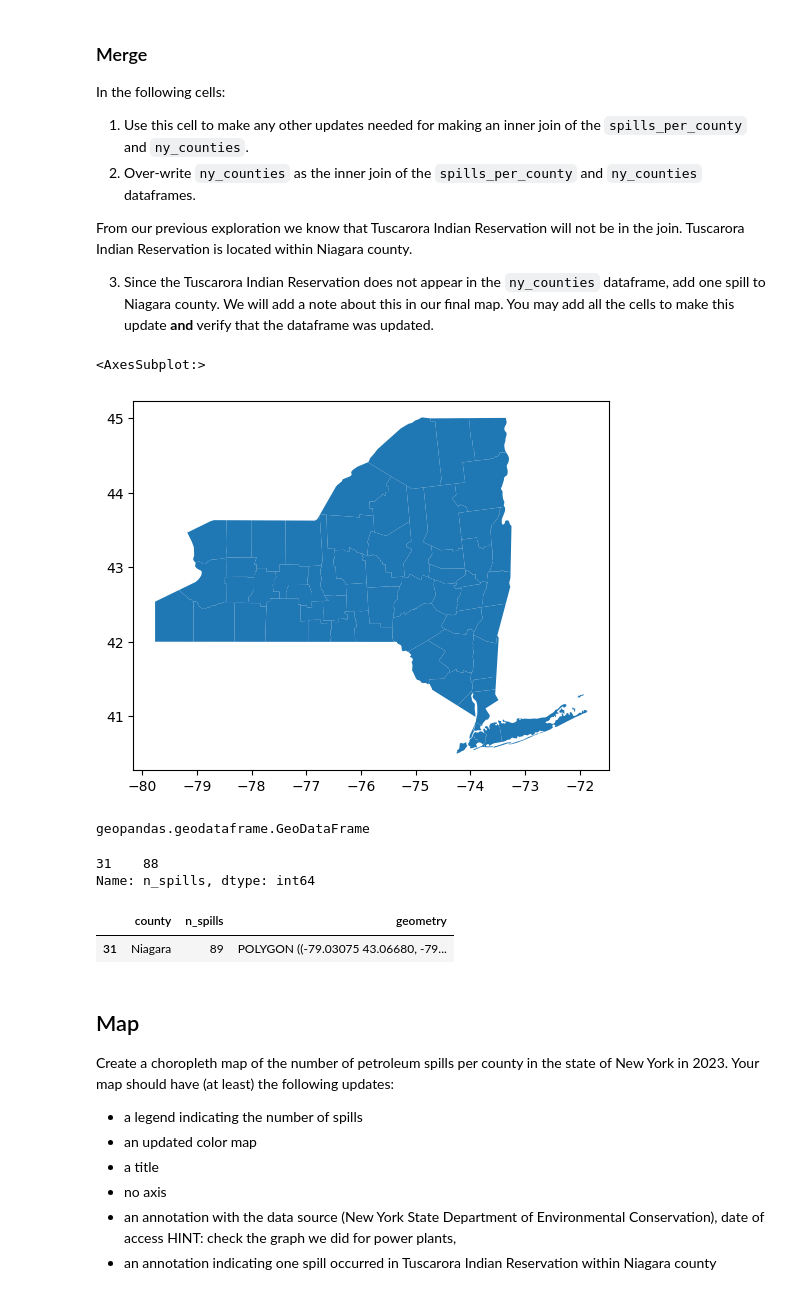
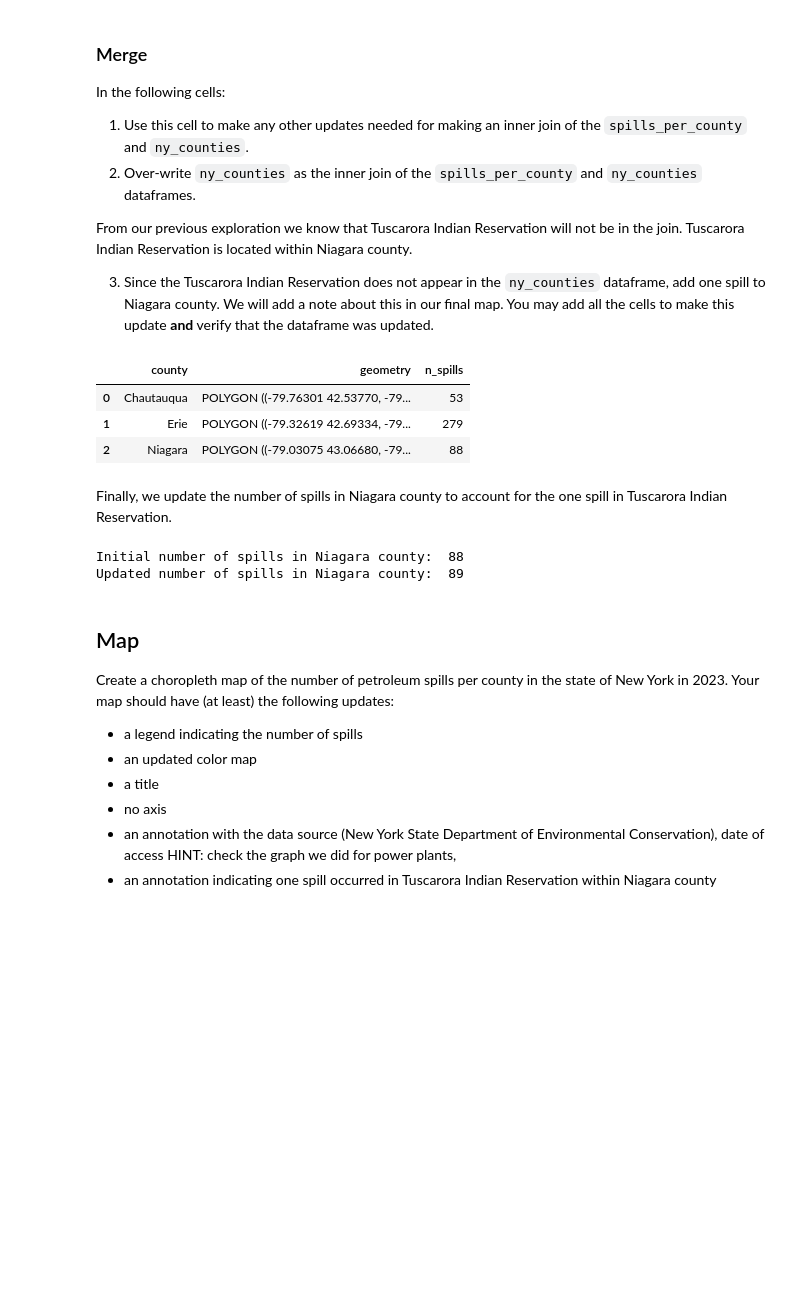
Before and after one commit to carmengg/eds220-oil-spills-sample-repo, a Jupyter notebook: NY-state-spills-per-county.ipynb, the cells around one changed output. Cells and saved outputs as stored; diff of their text form; code cells hidden in the pictures; blank space fills up the shorter version.

```diff
--- a/NY-state-spills-per-county.ipynb
+++ b/NY-state-spills-per-county.ipynb
@@ -288,30 +294,30 @@ From our previous exploration we know that Tuscarora Indian Reservation will not
 # %%
 # join dataframes
 ny_counties = ny_counties.rename(columns={'name':'county'})[['county','geometry']]
-ny_counties.plot()
-#type(ny_counties[['county','geometry']])
+spills_per_county = pd.merge(ny_counties, spills_per_county, how='inner', on='county')
+
+spills_per_county.head(3)
 # %% [output]
-<AxesSubplot:>
-[figure, removed]
+|  | county | geometry | n_spills |
+| 0 | Chautauqua | POLYGON ((-79.76301 42.53770, -79... | 53 |
+| 1 | Erie | POLYGON ((-79.32619 42.69334, -79... | 279 |
+| 2 | Niagara | POLYGON ((-79.03075 43.06680, -79... | 88 |
-# %%
-spills_per_county = pd.merge(ny_counties, spills_per_county, how='inner', on='county')
-type(spills_per_county)
-# %% [output]
-geopandas.geodataframe.GeoDataFrame
-# %%
-# check Niagara row
-spills_per_county.loc[ny_counties.county=='Niagara','n_spills']
-# %% [output]
-31    88
-Name: n_spills, dtype: int64
-# %%
-# find index and add one
-niagara_index = ny_counties[spills_per_county.county=='Niagara'].index[0]
-spills_per_county.at[niagara_index, 'n_spills']+=1
-spills_per_county.loc[spills_per_county.county=='Niagara']
-# %% [output]
-|  | county | n_spills | geometry |
-| 31 | Niagara | 89 | POLYGON ((-79.03075 43.06680, -79... |
+# %% [markdown]
+Finally, we update the number of spills in Niagara county to account for the one spill in Tuscarora Indian Reservation.
+# %%
+# get index of Niagara row
+niagara_index = spills_per_county[spills_per_county.county=='Niagara'].index[0]
+
+print('Initial number of spills in Niagara county: ', spills_per_county.at[niagara_index,'n_spills'])
+
+# update value (add 1 for Tuscarora Reservation spill)
+spills_per_county.at[niagara_index, 'n_spills']+=1
+
+# check
+print('Updated number of spills in Niagara county: ', spills_per_county.at[niagara_index,'n_spills'])
+# %% [output]
+Initial number of spills in Niagara county:  88
+Updated number of spills in Niagara county:  89
 # %% [markdown]
 ## Map
 Create a choropleth map of the number of petroleum spills per county in the state of New York in 2023.
```
Also changed, not shown: parts of 6 cells of this notebook, 1 other file.
